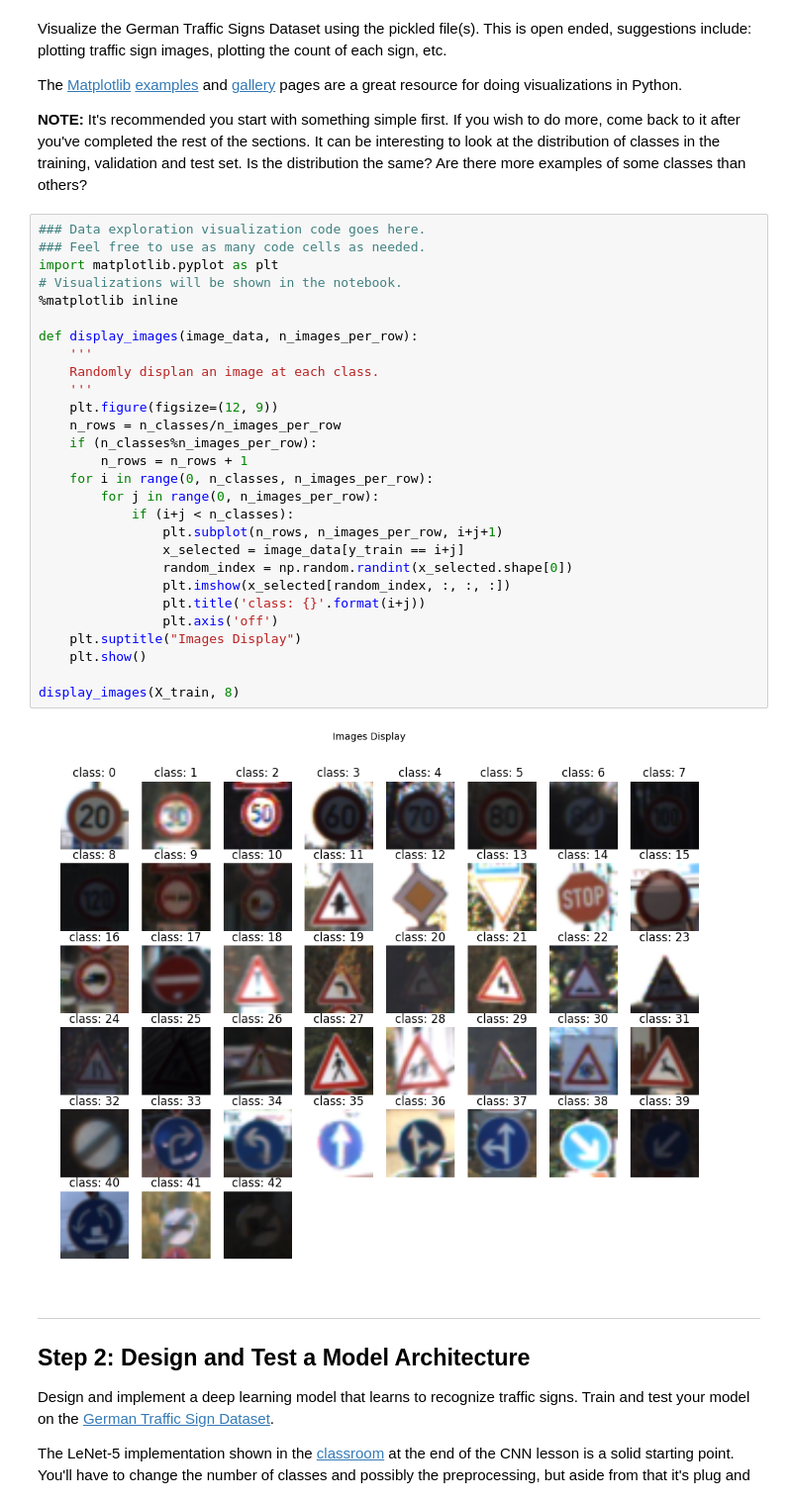
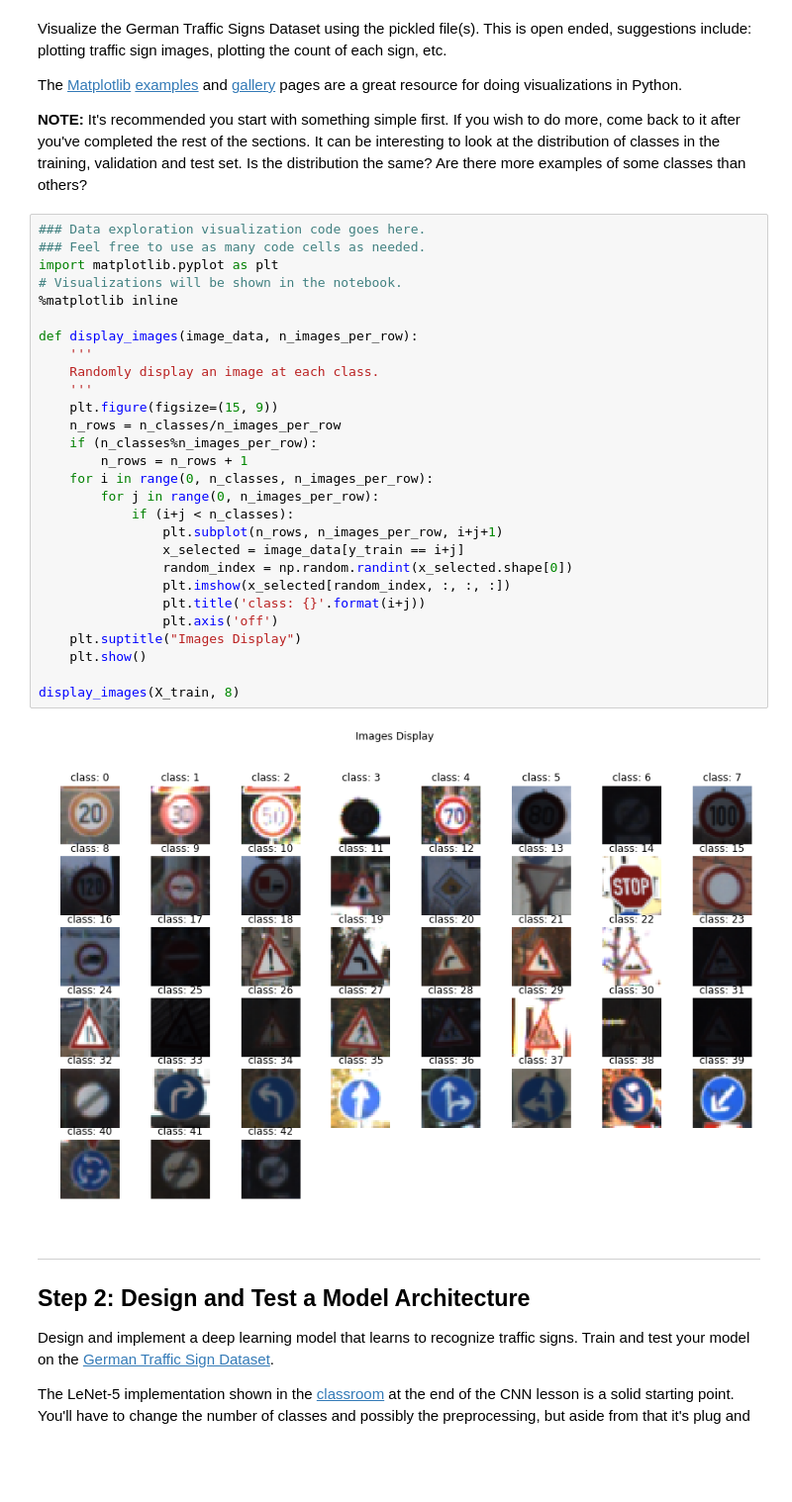
Before and after one commit to peiciwu/CarND-Traffic-Sign-Classifier-Project, a Jupyter notebook: Traffic_Sign_Classifier.ipynb, the cells around one changed output. Shown at 99% size. Saved outputs shown, nothing was run; the diff lists cells and outputs as text; blank space fills up the shorter version.

```diff
--- a/Traffic_Sign_Classifier.ipynb
+++ b/Traffic_Sign_Classifier.ipynb
@@ -94,33 +94,33 @@ The [Matplotlib](http://matplotlib.org/) [examples](http://matplotlib.org/exampl
 # %%
 ### Data exploration visualization code goes here.
 ### Feel free to use as many code cells as needed.
 import matplotlib.pyplot as plt
 # Visualizations will be shown in the notebook.
 %matplotlib inline
 
 def display_images(image_data, n_images_per_row):
     '''
-    Randomly displan an image at each class.
+    Randomly display an image at each class.
     '''
-    plt.figure(figsize=(12, 9))
+    plt.figure(figsize=(15, 9))
     n_rows = n_classes/n_images_per_row
     if (n_classes%n_images_per_row):
         n_rows = n_rows + 1
     for i in range(0, n_classes, n_images_per_row):
         for j in range(0, n_images_per_row):
             if (i+j < n_classes):
                 plt.subplot(n_rows, n_images_per_row, i+j+1)
                 x_selected = image_data[y_train == i+j]
                 random_index = np.random.randint(x_selected.shape[0])
                 plt.imshow(x_selected[random_index, :, :, :])
                 plt.title('class: {}'.format(i+j))
                 plt.axis('off')
     plt.suptitle("Images Display")
     plt.show()
 
 display_images(X_train, 8)
 # %% [output]
-[figure, old version]
+[figure, new version]
 # %% [markdown]
 ----
 
```
Also changed, not shown: parts of 7 cells of this notebook.
